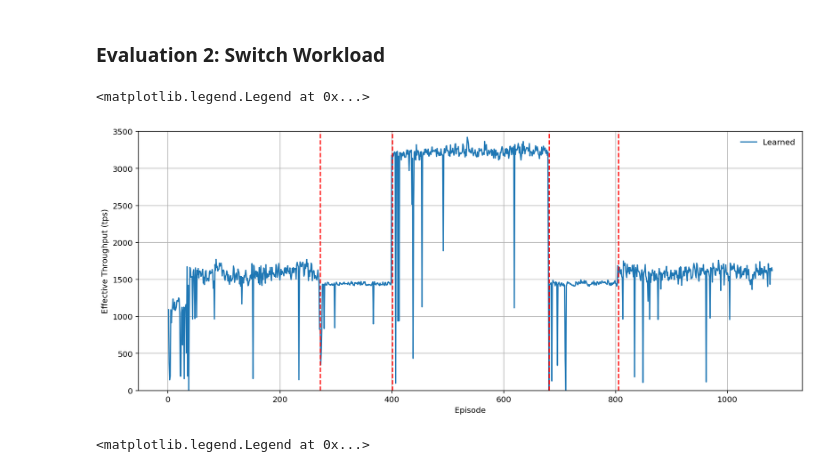
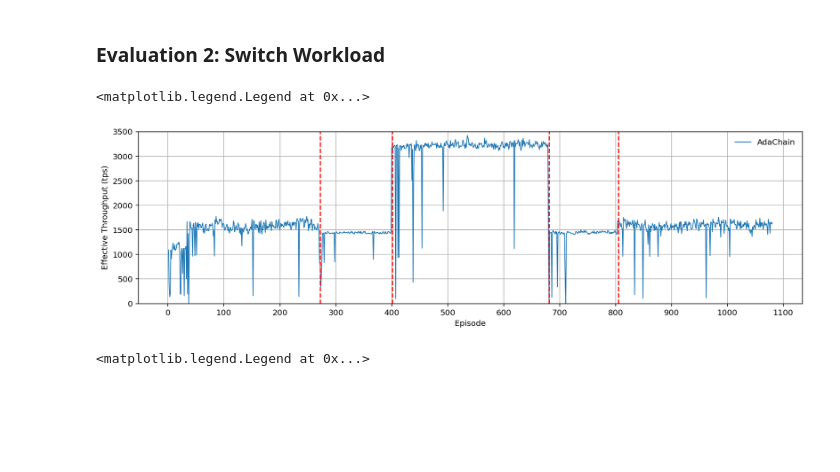
Before and after one commit to chenyuanwu/AdaChain, a Jupyter notebook: src/learning/evaluation.ipynb, the cells around one changed output. Drawn from its saved outputs; the diff is of its cells as text; code cells hidden in the pictures; blank space fills up the shorter version.

```diff
--- a/src/learning/evaluation.ipynb
+++ b/src/learning/evaluation.ipynb
@@ -110,22 +111,23 @@ exp1_plot_throughput('d', 2000)
 # %%
 df = pd.read_csv('data/eval2/ts_eval_2_window_no.csv')
 df.rename(columns=str.strip, inplace=True)
 
-plt.figure(figsize=(15, 6))
+plt.figure(figsize=(15, 4))
 plt.xlabel('Episode')
 plt.ylabel('Effective Throughput (tps)')
+plt.xticks(np.arange(0, 1500, 100))
 plt.ylim(0, 3500)
-plt.plot(range(1, len(df) + 1), df['throughput'], label='Learned')
+plt.plot(range(1, len(df) + 1), df['throughput'], label='AdaChain', linewidth=1)
 plt.axvline(x=272, color="red", linestyle="--")
 plt.axvline(x=401, color="red", linestyle="--")
 plt.axvline(x=681, color="red", linestyle="--")
 plt.axvline(x=805, color="red", linestyle="--")
 plt.grid(True)
 plt.legend(frameon=False)
 # effective transactions entire run = 6378962. + effective transactions entire run = 1348288.
 # %% [output]
 <matplotlib.legend.Legend at 0x...>
-[figure, old version]
+[figure, new version]
 # %%
 df = pd.read_csv('data/eval2/ts_eval_2_first_10_random.csv')
 df.rename(columns=str.strip, inplace=True)
```
Also changed, not shown: parts of 2 cells of this notebook.
